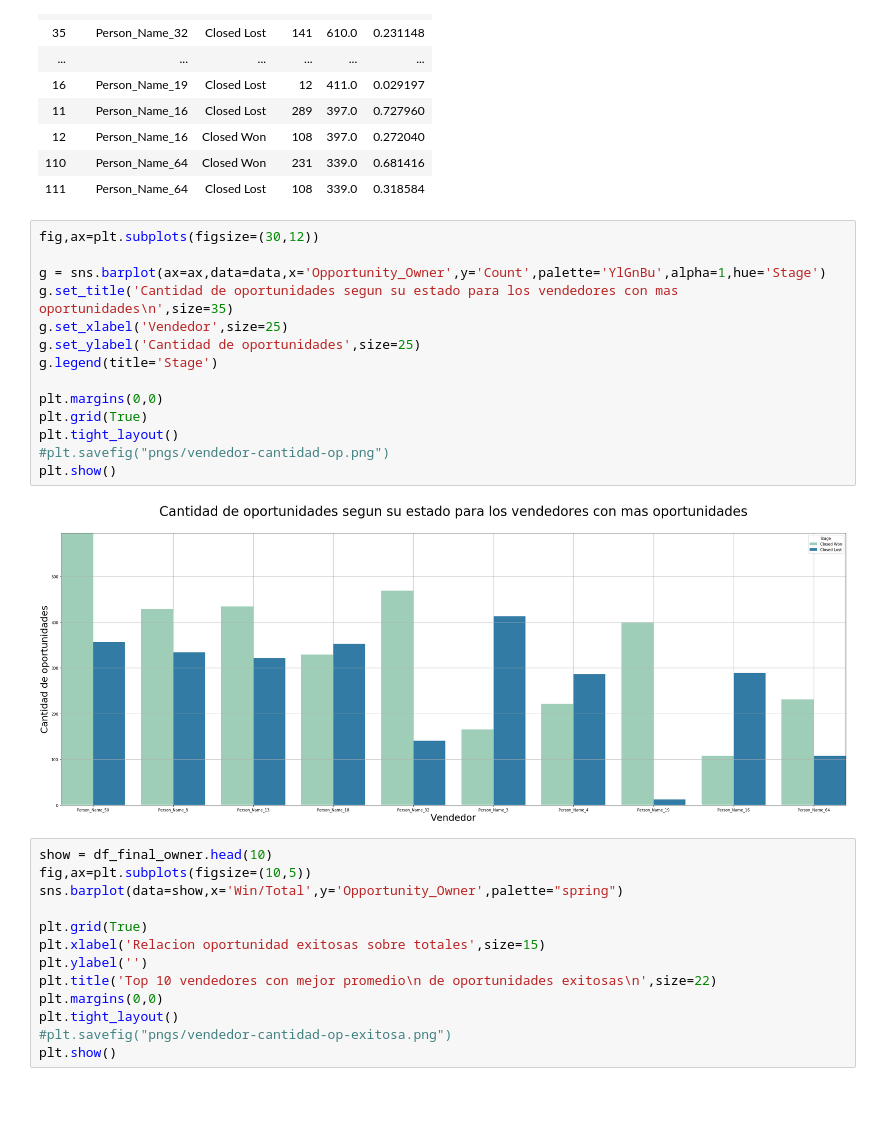
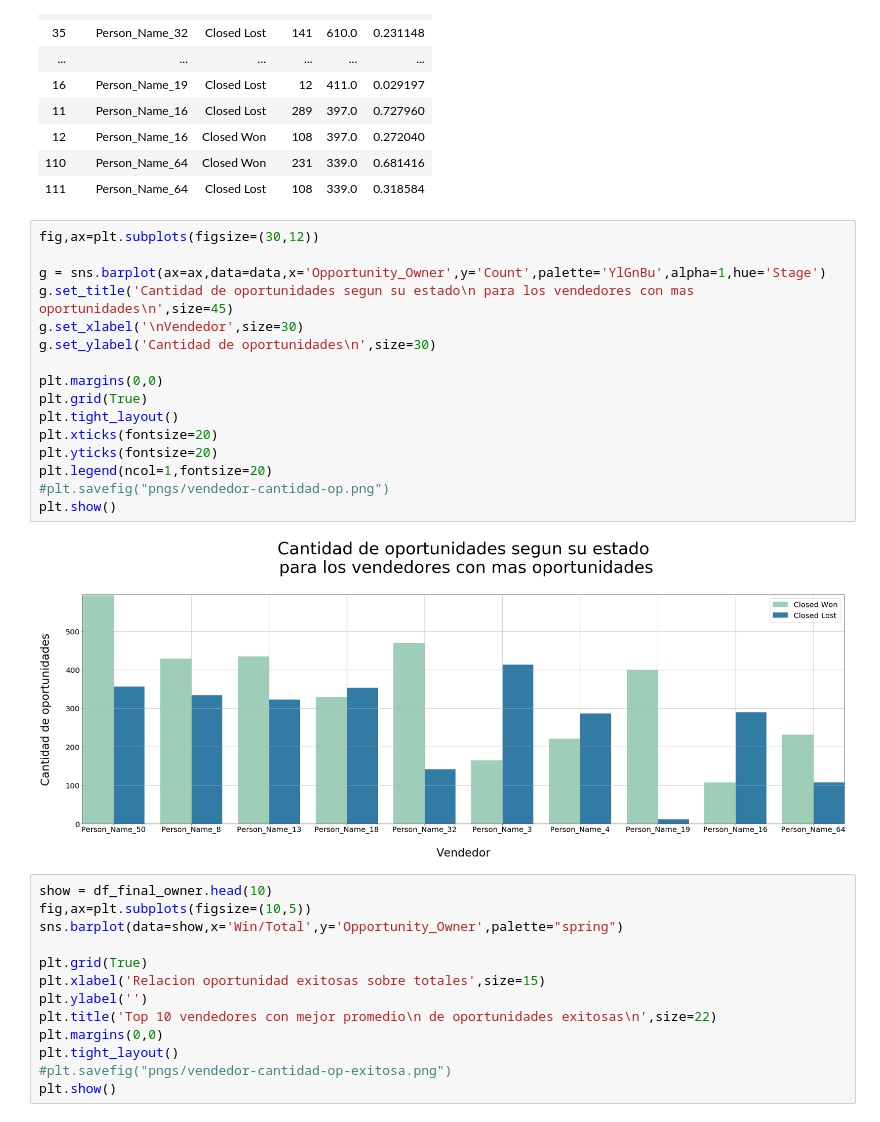
Before and after one commit to FernandoSinisi/Orga-Datos-2C-2020, a Jupyter notebook: TP1/vendedores_TP1.ipynb, the cells around one changed output. Drawn from its saved outputs; the diff is of its cells as text.

```diff
--- a/TP1/vendedores_TP1.ipynb
+++ b/TP1/vendedores_TP1.ipynb
@@ -155,19 +155,21 @@ data
 # %%
 fig,ax=plt.subplots(figsize=(30,12))
 
 g = sns.barplot(ax=ax,data=data,x='Opportunity_Owner',y='Count',palette='YlGnBu',alpha=1,hue='Stage')
-g.set_title('Cantidad de oportunidades segun su estado para los vendedores con mas oportunidades\n',size=35)
-g.set_xlabel('Vendedor',size=25)
-g.set_ylabel('Cantidad de oportunidades',size=25)
-g.legend(title='Stage')
+g.set_title('Cantidad de oportunidades segun su estado\n para los vendedores con mas oportunidades\n',size=45)
+g.set_xlabel('\nVendedor',size=30)
+g.set_ylabel('Cantidad de oportunidades\n',size=30)
 
 plt.margins(0,0)
 plt.grid(True)
 plt.tight_layout()
+plt.xticks(fontsize=20)
+plt.yticks(fontsize=20)
+plt.legend(ncol=1,fontsize=20)
 #plt.savefig("pngs/vendedor-cantidad-op.png")
 plt.show()
 # %% [output]
-[figure, old version]
+[figure, new version]
 # %%
 show = df_final_owner.head(10)
 fig,ax=plt.subplots(figsize=(10,5))
```
Also changed, not shown: 1 other file.
